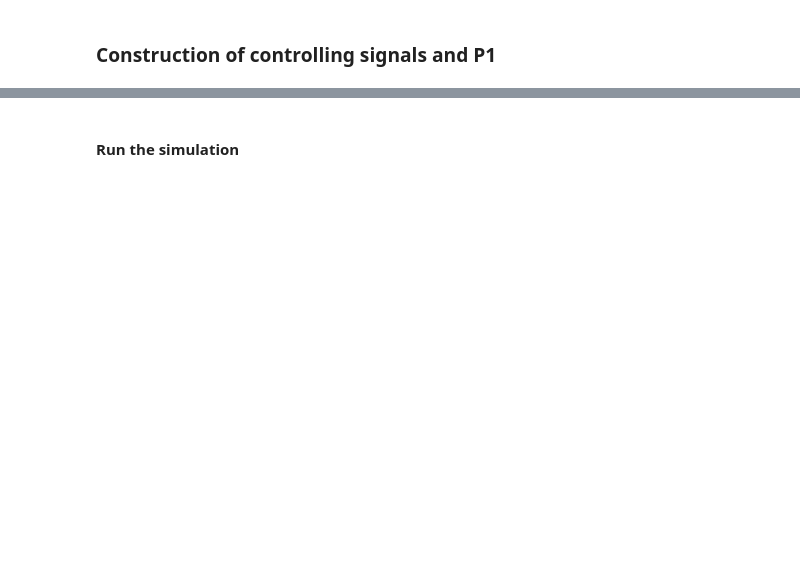
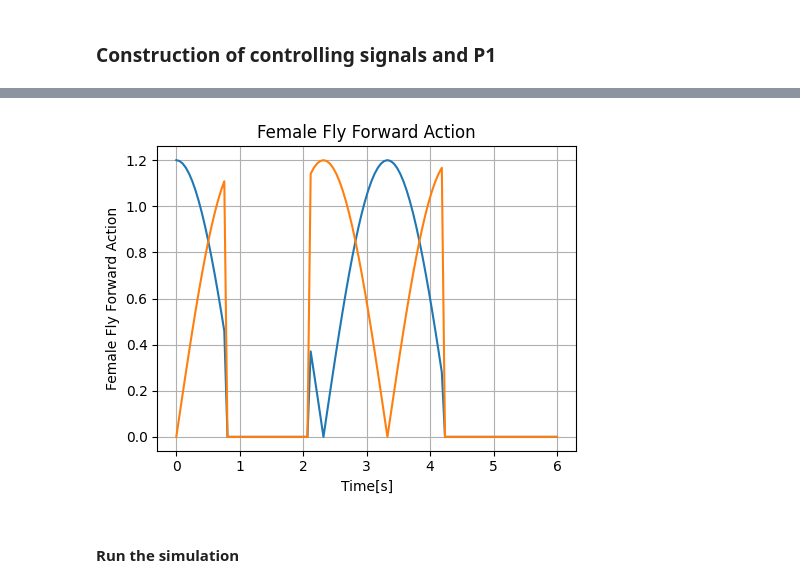
Before and after one commit to AndyPiantoni/ControlBehavProject, a Jupyter notebook: chasing.ipynb, the cells around one changed output, grey strips where cells are left out. Cells and saved outputs as stored; diff of their text form; code cells hidden in the pictures; blank space fills up the shorter version.

```diff
--- a/chasing.ipynb
+++ b/chasing.ipynb
@@ -156,34 +174,36 @@ plot_signal(p1_signal, "P1 signal")
 num_decision_steps = int(run_time / decision_interval)
 physics_steps_per_decision_step = int(decision_interval / timestep)
 
 t_stop_middle = 1.3
-t_stop_end = 2
+t_stop_end = 1.8
 total_stop_time = t_stop_middle + t_stop_end # 1s stop at beginning, 2s stop at the end
 
 t = np.arange(0, run_time-total_stop_time, decision_interval)
 
 fly1_actions = (
     np.column_stack(
         [
             np.abs(np.cos(t * np.pi / 2)),
             np.abs(np.sin(t * np.pi / 2)),
         ]
     )
     * 1.2
 )
 
 stop1 = np.zeros((int(t_stop_middle / decision_interval), 2))
 stop2 = np.zeros((int(t_stop_end / decision_interval), 2))
 
 # insert stop 1 after 0.8 seconds
 fly1_actions = np.vstack((fly1_actions[:int(0.8 / decision_interval)], stop1, fly1_actions[int(0.8 / decision_interval):]))
 
 # insert stop 2 at the end
 fly1_actions = np.vstack((fly1_actions, stop2))
 
 assert len(fly1_actions) == num_decision_steps, f"Expected {num_decision_steps} decision steps, got {len(fly1_actions)}"
 
 plot_signal(fly1_actions, "Female Fly Forward Action")
+# %% [output]
+[figure, added]
 # %% [markdown]
 #### Run the simulation
 # %%
```
Also changed, not shown: parts of 11 cells of this notebook.
